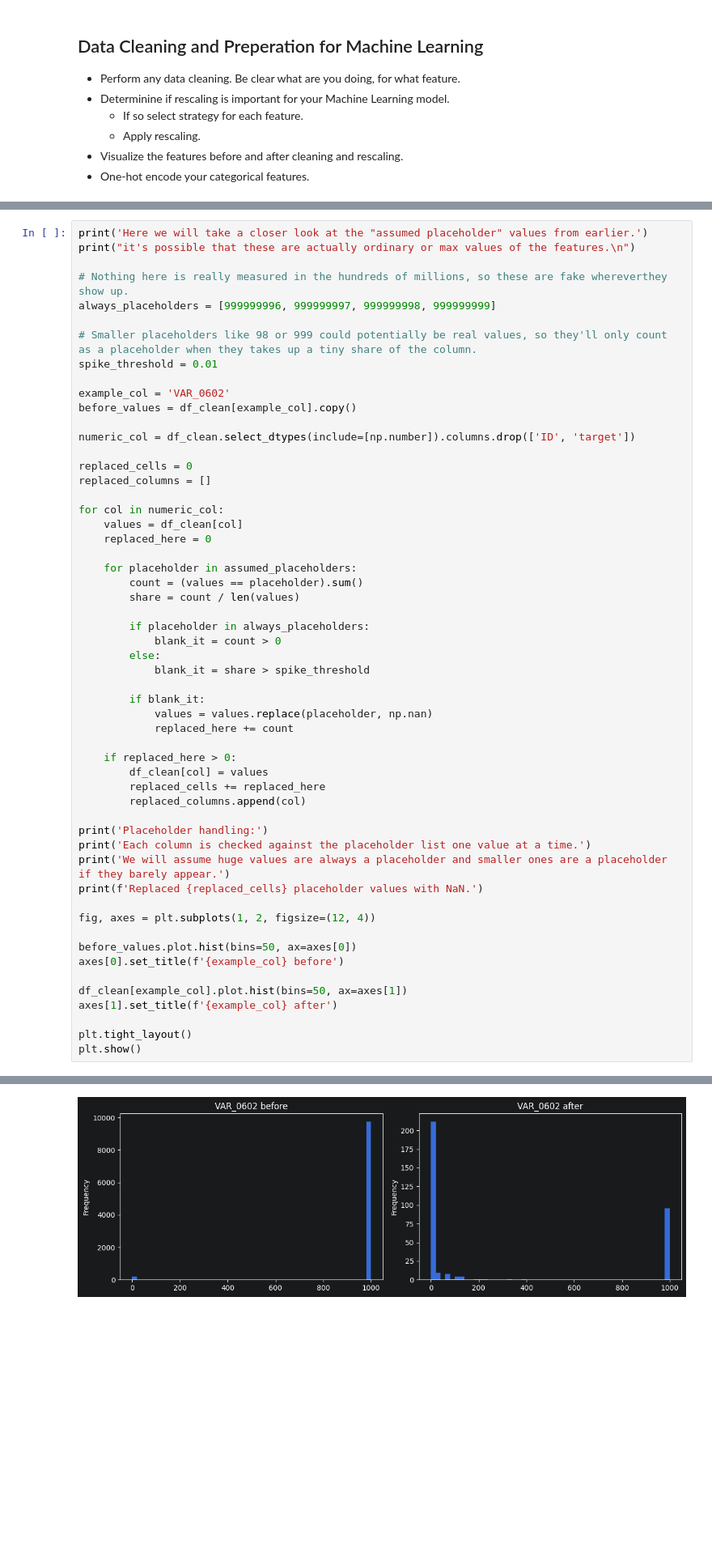
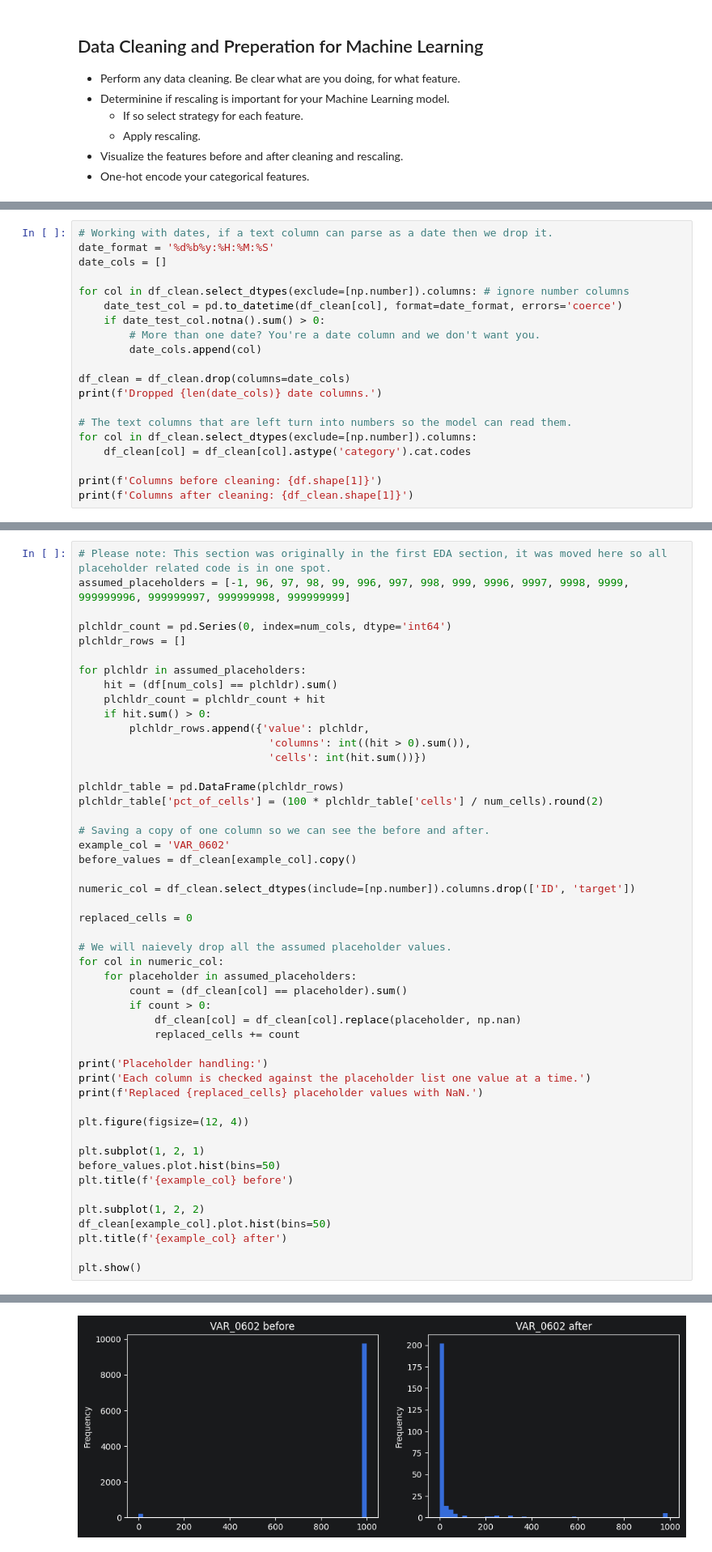
Before and after one commit to radtothebone/data-science-3402, a Jupyter notebook: Final Project/Final_Project.ipynb, the cells around one changed output, grey strips where cells are left out. Shown at 81% size. Saved outputs shown, nothing was run; the diff lists cells and outputs as text; blank space fills up the shorter version.

```diff
--- a/Final Project/Final_Project.ipynb
+++ b/Final Project/Final_Project.ipynb
@@ -367,0 +309,20 @@ print('Otherwise, it will be a categorical column. This is only in regards to te
+# %%
+# Working with dates, if a text column can parse as a date then we drop it.
+date_format = '%d%b%y:%H:%M:%S'
+date_cols = []
+
+for col in df_clean.select_dtypes(exclude=[np.number]).columns: # ignore number columns
+    date_test_col = pd.to_datetime(df_clean[col], format=date_format, errors='coerce')
+    if date_test_col.notna().sum() > 0:
+        # More than one date? You're a date column and we don't want you.
+        date_cols.append(col)
+
+df_clean = df_clean.drop(columns=date_cols)
+print(f'Dropped {len(date_cols)} date columns.')
+
+# The text columns that are left turn into numbers so the model can read them.
+for col in df_clean.select_dtypes(exclude=[np.number]).columns:
+    df_clean[col] = df_clean[col].astype('category').cat.codes
+
+print(f'Columns before cleaning: {df.shape[1]}')
+print(f'Columns after cleaning: {df_clean.shape[1]}')
@@ -374,58 +339,52 @@ For our choice of ML model, rescaling is not needed. HistGradientBoostingClassif
 with unscaled data. We avoided one-hot encoding because this would massively expand the width
 of our already impractically wide dataframe.
 # %%
-print('Here we will take a closer look at the "assumed placeholder" values from earlier.')
-print("it's possible that these are actually ordinary or max values of the features.\n")
+# Please note: This section was originally in the first EDA section, it was moved here so all placeholder related code is in one spot.
+assumed_placeholders = [-1, 96, 97, 98, 99, 996, 997, 998, 999, 9996, 9997, 9998, 9999, 999999996, 999999997, 999999998, 999999999]
 
-# Nothing here is really measured in the hundreds of millions, so these are fake whereverthey show up.
-always_placeholders = [999999996, 999999997, 999999998, 999999999]
+plchldr_count = pd.Series(0, index=num_cols, dtype='int64')
+plchldr_rows = []
 
-# Smaller placeholders like 98 or 999 could potentially be real values, so they'll only count as a placeholder when they takes up a tiny share of the column.
-spike_threshold = 0.01
+for plchldr in assumed_placeholders:
+    hit = (df[num_cols] == plchldr).sum()
+    plchldr_count = plchldr_count + hit
+    if hit.sum() > 0:
+        plchldr_rows.append({'value': plchldr,
+                              'columns': int((hit > 0).sum()),
+                              'cells': int(hit.sum())})
 
+plchldr_table = pd.DataFrame(plchldr_rows)
+plchldr_table['pct_of_cells'] = (100 * plchldr_table['cells'] / num_cells).round(2)
+
+# Saving a copy of one column so we can see the before and after.
 example_col = 'VAR_0602'
 before_values = df_clean[example_col].copy()
 
 numeric_col = df_clean.select_dtypes(include=[np.number]).columns.drop(['ID', 'target'])
 
 replaced_cells = 0
-replaced_columns = []
 
+# We will naievely drop all the assumed placeholder values.
 for col in numeric_col:
-    values = df_clean[col]
-    replaced_here = 0
-
     for placeholder in assumed_placeholders:
-        count = (values == placeholder).sum()
-        share = count / len(values)
-
-        if placeholder in always_placeholders:
-            blank_it = count > 0
-        else:
-            blank_it = share > spike_threshold
-
-        if blank_it:
-            values = values.replace(placeholder, np.nan)
-            replaced_here += count
-
-    if replaced_here > 0:
-        df_clean[col] = values
-        replaced_cells += replaced_here
-        replaced_columns.append(col)
+        count = (df_clean[col] == placeholder).sum()
+        if count > 0:
+            df_clean[col] = df_clean[col].replace(placeholder, np.nan)
+            replaced_cells += count
 
 print('Placeholder handling:')
 print('Each column is checked against the placeholder list one value at a time.')
-print('We will assume huge values are always a placeholder and smaller ones are a placeholder if they barely appear.')
 print(f'Replaced {replaced_cells} placeholder values with NaN.')
 
-fig, axes = plt.subplots(1, 2, figsize=(12, 4))
+plt.figure(figsize=(12, 4))
 
-before_values.plot.hist(bins=50, ax=axes[0])
-axes[0].set_title(f'{example_col} before')
+plt.subplot(1, 2, 1)
+before_values.plot.hist(bins=50)
+plt.title(f'{example_col} before')
 
-df_clean[example_col].plot.hist(bins=50, ax=axes[1])
-axes[1].set_title(f'{example_col} after')
+plt.subplot(1, 2, 2)
+df_clean[example_col].plot.hist(bins=50)
+plt.title(f'{example_col} after')
 
-plt.tight_layout()
 plt.show()
 # %% [output]
@@ -439,4 +421,4 @@ Replaced 4305082 placeholder values with NaN.
-[figure, old version]
+[figure, new version]
 # %% [markdown]
 ## Machine Learning
 
```
Also changed, not shown: parts of 16 cells of this notebook.
